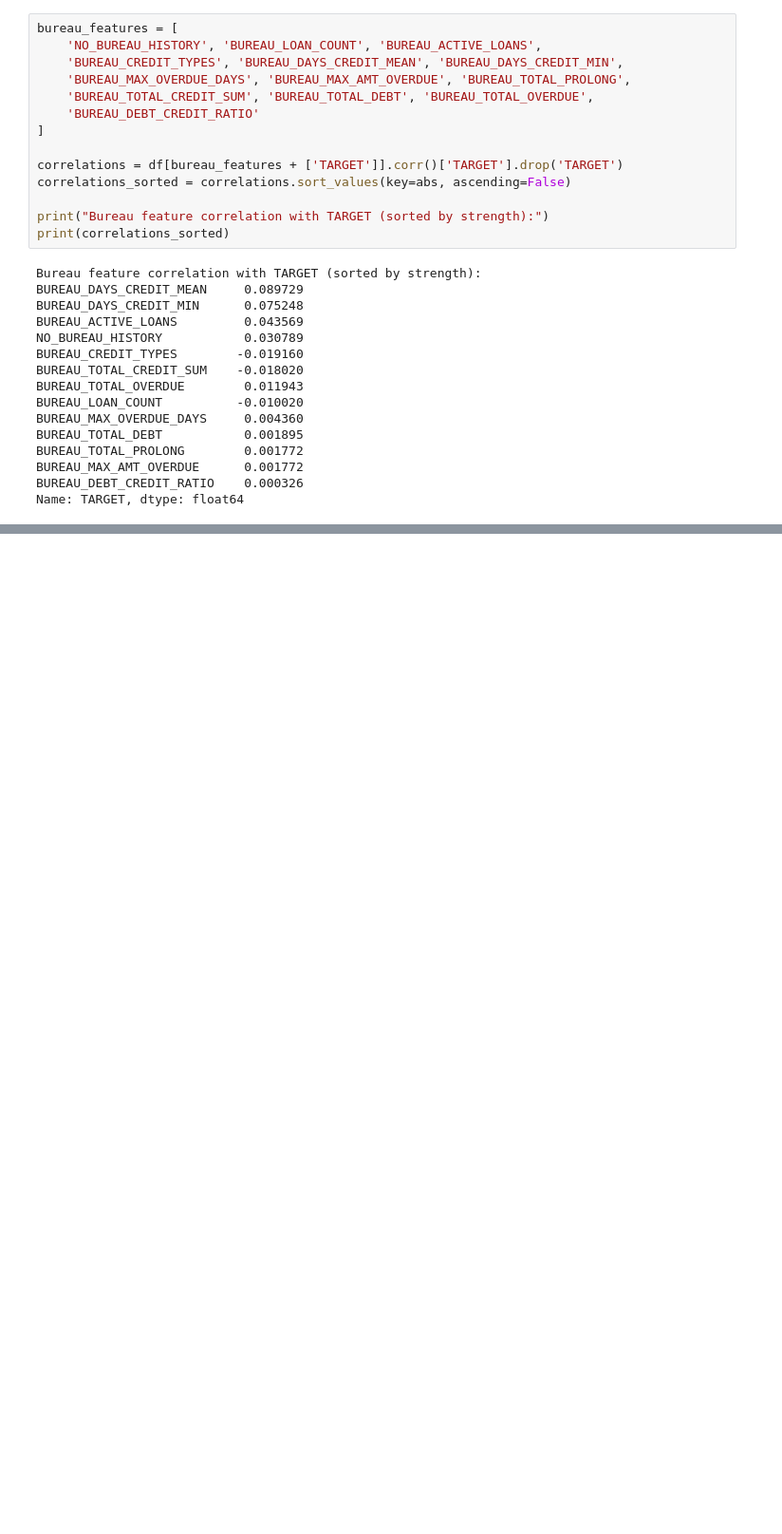
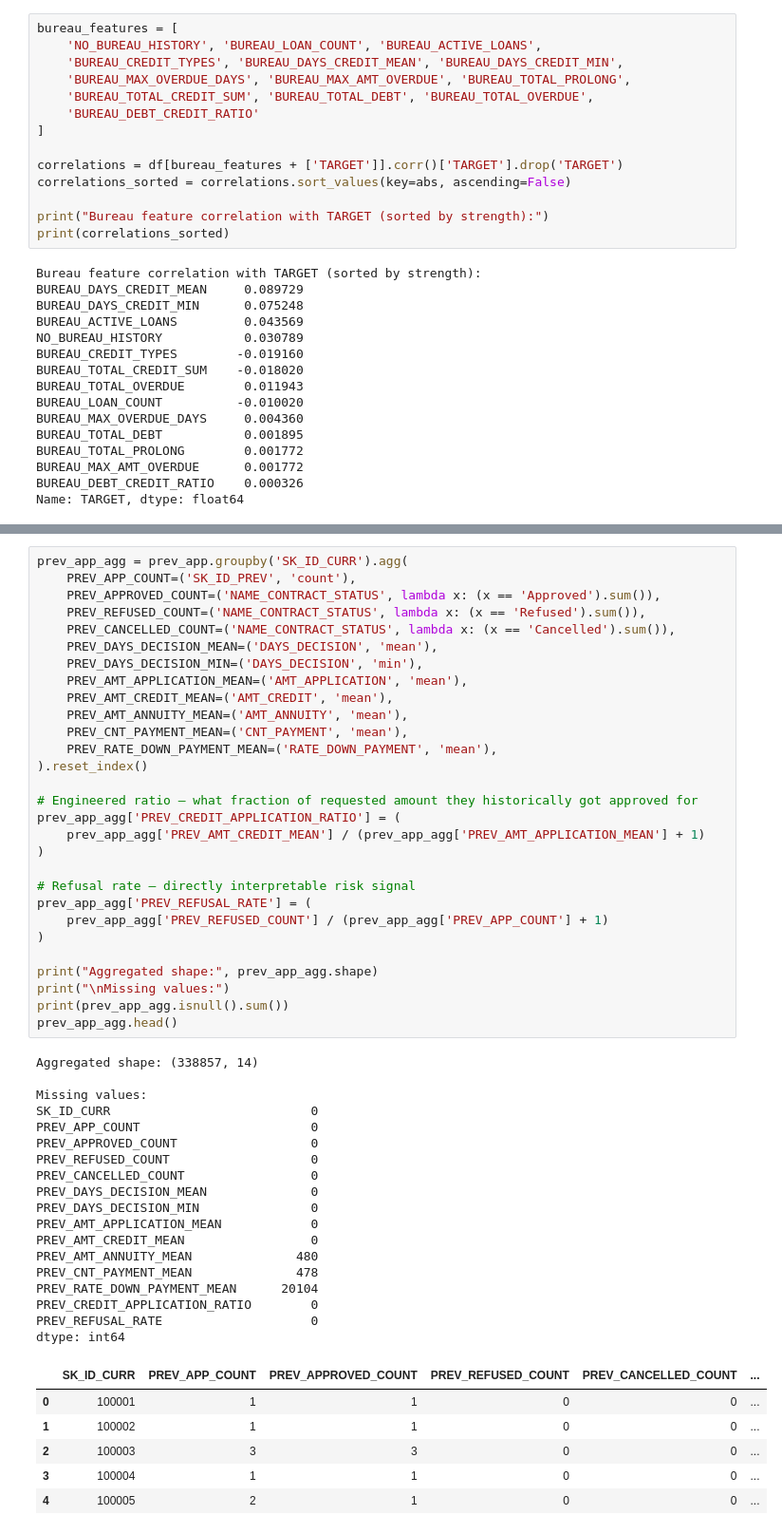
Before and after one commit to aryanparija/Loan-Default-Prediction, a Jupyter notebook: notebooks/02_modeling.ipynb, the cells around one changed output, grey strips where cells are left out. Shown at 95% size. Cells and saved outputs as stored; diff of their text form; blank space fills up the shorter version.

```diff
--- a/notebooks/02_modeling.ipynb
+++ b/notebooks/02_modeling.ipynb
@@ -622,0 +645,54 @@ dtype: int64
+# %%
+prev_app_agg = prev_app.groupby('SK_ID_CURR').agg(
+    PREV_APP_COUNT=('SK_ID_PREV', 'count'),
+    PREV_APPROVED_COUNT=('NAME_CONTRACT_STATUS', lambda x: (x == 'Approved').sum()),
+    PREV_REFUSED_COUNT=('NAME_CONTRACT_STATUS', lambda x: (x == 'Refused').sum()),
+    PREV_CANCELLED_COUNT=('NAME_CONTRACT_STATUS', lambda x: (x == 'Cancelled').sum()),
+    PREV_DAYS_DECISION_MEAN=('DAYS_DECISION', 'mean'),
+    PREV_DAYS_DECISION_MIN=('DAYS_DECISION', 'min'),
+    PREV_AMT_APPLICATION_MEAN=('AMT_APPLICATION', 'mean'),
+    PREV_AMT_CREDIT_MEAN=('AMT_CREDIT', 'mean'),
+    PREV_AMT_ANNUITY_MEAN=('AMT_ANNUITY', 'mean'),
+    PREV_CNT_PAYMENT_MEAN=('CNT_PAYMENT', 'mean'),
+    PREV_RATE_DOWN_PAYMENT_MEAN=('RATE_DOWN_PAYMENT', 'mean'),
+).reset_index()
+
+# Engineered ratio — what fraction of requested amount they historically got approved for
+prev_app_agg['PREV_CREDIT_APPLICATION_RATIO'] = (
+    prev_app_agg['PREV_AMT_CREDIT_MEAN'] / (prev_app_agg['PREV_AMT_APPLICATION_MEAN'] + 1)
+)
+
+# Refusal rate — directly interpretable risk signal
+prev_app_agg['PREV_REFUSAL_RATE'] = (
+    prev_app_agg['PREV_REFUSED_COUNT'] / (prev_app_agg['PREV_APP_COUNT'] + 1)
+)
+
+print("Aggregated shape:", prev_app_agg.shape)
+print("\nMissing values:")
+print(prev_app_agg.isnull().sum())
+prev_app_agg.head()
+# %% [output]
+Aggregated shape: (338857, 14)
+
+Missing values:
+SK_ID_CURR                           0
+PREV_APP_COUNT                       0
+PREV_APPROVED_COUNT                  0
+PREV_REFUSED_COUNT                   0
+PREV_CANCELLED_COUNT                 0
+PREV_DAYS_DECISION_MEAN              0
+PREV_DAYS_DECISION_MIN               0
+PREV_AMT_APPLICATION_MEAN            0
+PREV_AMT_CREDIT_MEAN                 0
+PREV_AMT_ANNUITY_MEAN              480
+PREV_CNT_PAYMENT_MEAN              478
+PREV_RATE_DOWN_PAYMENT_MEAN      20104
+PREV_CREDIT_APPLICATION_RATIO        0
+PREV_REFUSAL_RATE                    0
+dtype: int64
+|  | SK_ID_CURR | PREV_APP_COUNT | PREV_APPROVED_COUNT | PREV_REFUSED_COUNT | PREV_CANCELLED_COUNT | ... |
+| 0 | 100001 | 1 | 1 | 0 | 0 | ... |
+| 1 | 100002 | 1 | 1 | 0 | 0 | ... |
+| 2 | 100003 | 3 | 3 | 0 | 0 | ... |
+| 3 | 100004 | 1 | 1 | 0 | 0 | ... |
+| 4 | 100005 | 2 | 1 | 0 | 0 | ... |
```
Also changed, not shown: parts of 3 cells of this notebook.
